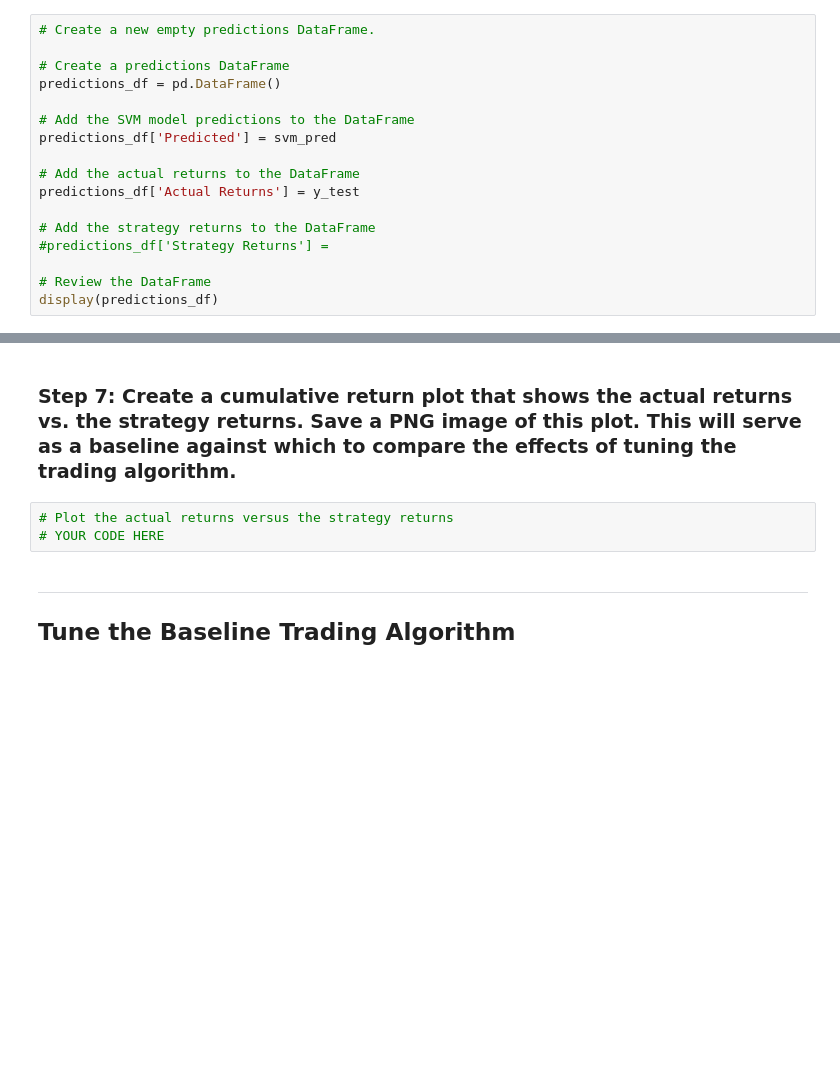
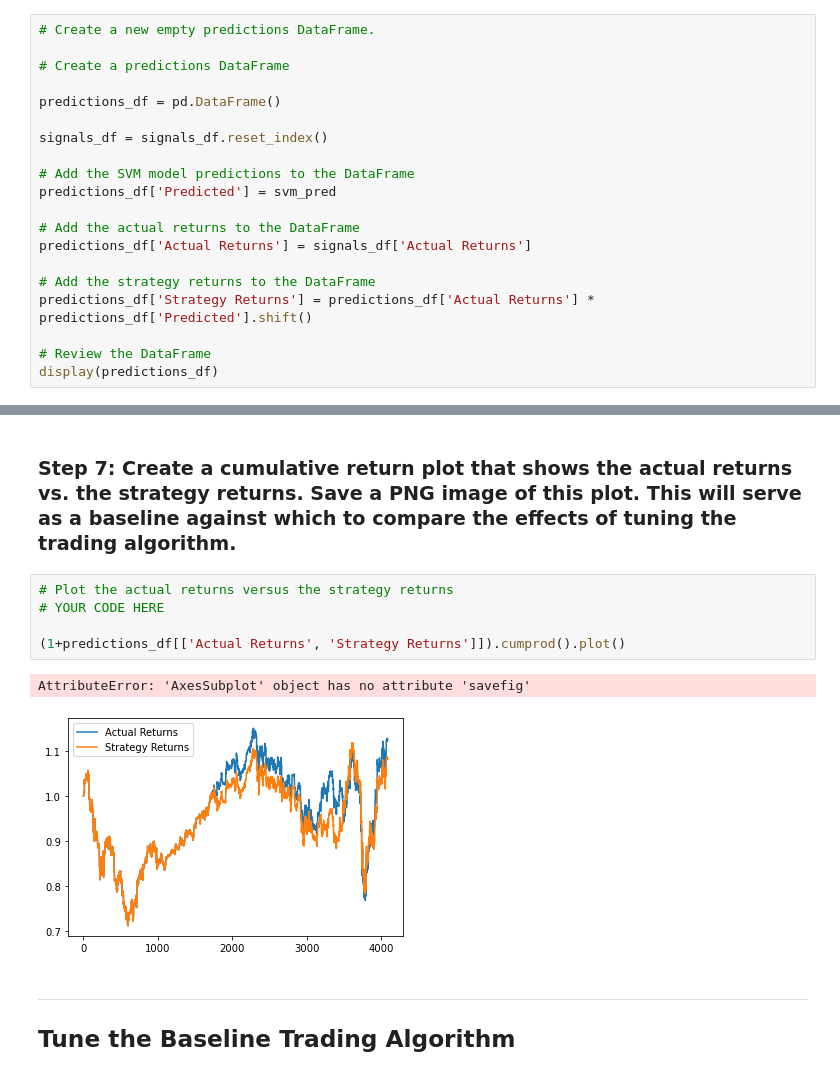
Before and after one commit to Rishi-Prasadha/RICE-FINTECH-14_Challenge, a Jupyter notebook: Starter_Code-4/machine_learning_trading_bot.ipynb, the cells around one changed output, grey strips where cells are left out. Saved outputs shown, nothing was run; the diff lists cells and outputs as text; blank space fills up the shorter version.

```diff
--- a/Starter_Code-4/machine_learning_trading_bot.ipynb
+++ b/Starter_Code-4/machine_learning_trading_bot.ipynb
@@ -348,16 +354,19 @@ display(svm_testing_report)
 # Create a new empty predictions DataFrame.
 
 # Create a predictions DataFrame
+
 predictions_df = pd.DataFrame()
+
+signals_df = signals_df.reset_index()
 
 # Add the SVM model predictions to the DataFrame
 predictions_df['Predicted'] = svm_pred
 
 # Add the actual returns to the DataFrame
-predictions_df['Actual Returns'] = y_test
+predictions_df['Actual Returns'] = signals_df['Actual Returns']
 
 # Add the strategy returns to the DataFrame
-#predictions_df['Strategy Returns'] =
+predictions_df['Strategy Returns'] = predictions_df['Actual Returns'] * predictions_df['Predicted'].shift()
 
 # Review the DataFrame
 display(predictions_df)
@@ -368,6 +389,11 @@ SyntaxError: invalid syntax (3507855248.py, line 13)
 # %%
 # Plot the actual returns versus the strategy returns
 # YOUR CODE HERE
+
+(1+predictions_df[['Actual Returns', 'Strategy Returns']]).cumprod().plot()
+# %% [output]
+AttributeError: 'AxesSubplot' object has no attribute 'savefig'
+[figure, added]
 # %% [markdown]
 ---
 
```
Also changed, not shown: parts of 9 cells of this notebook.
